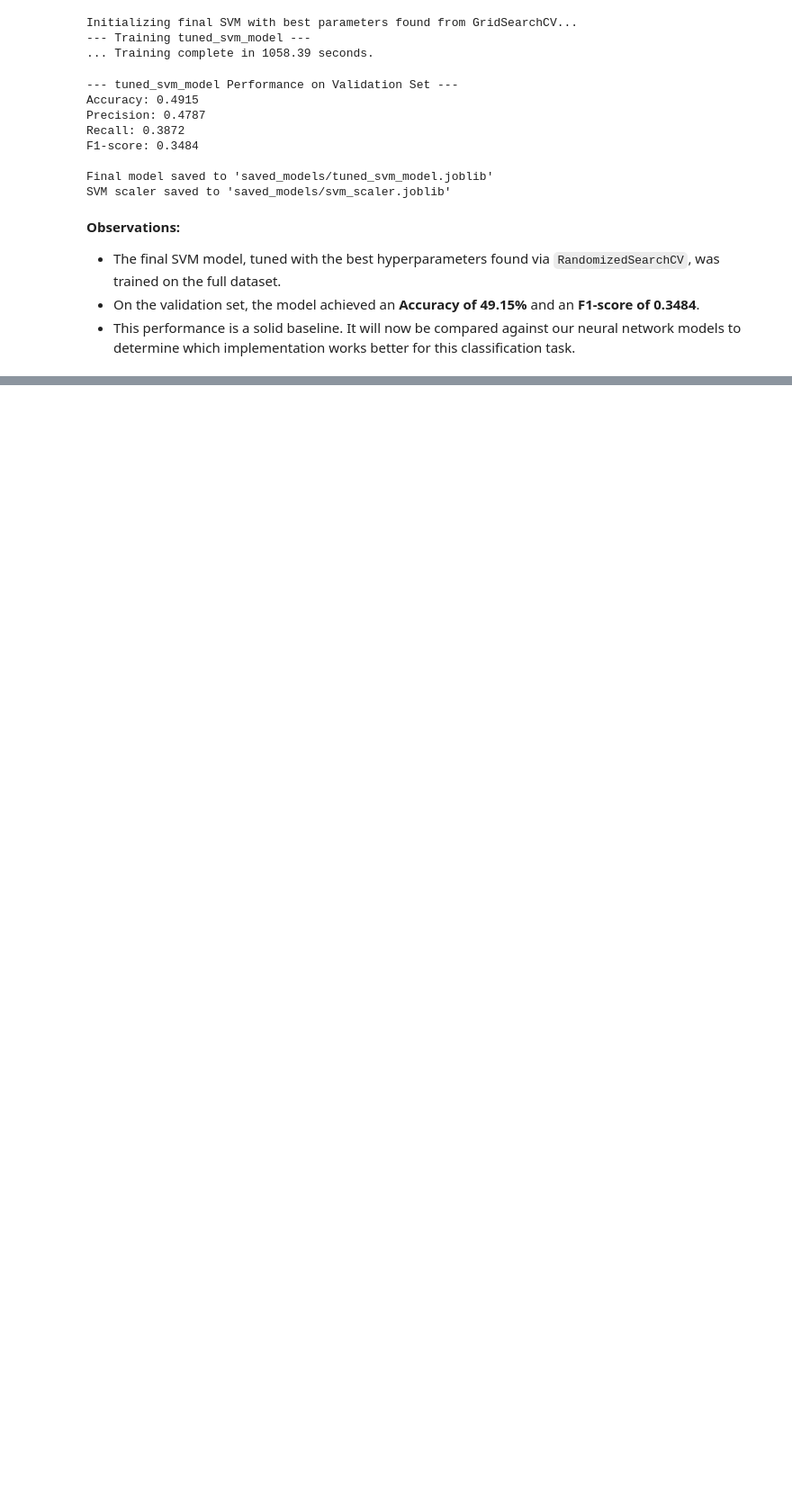
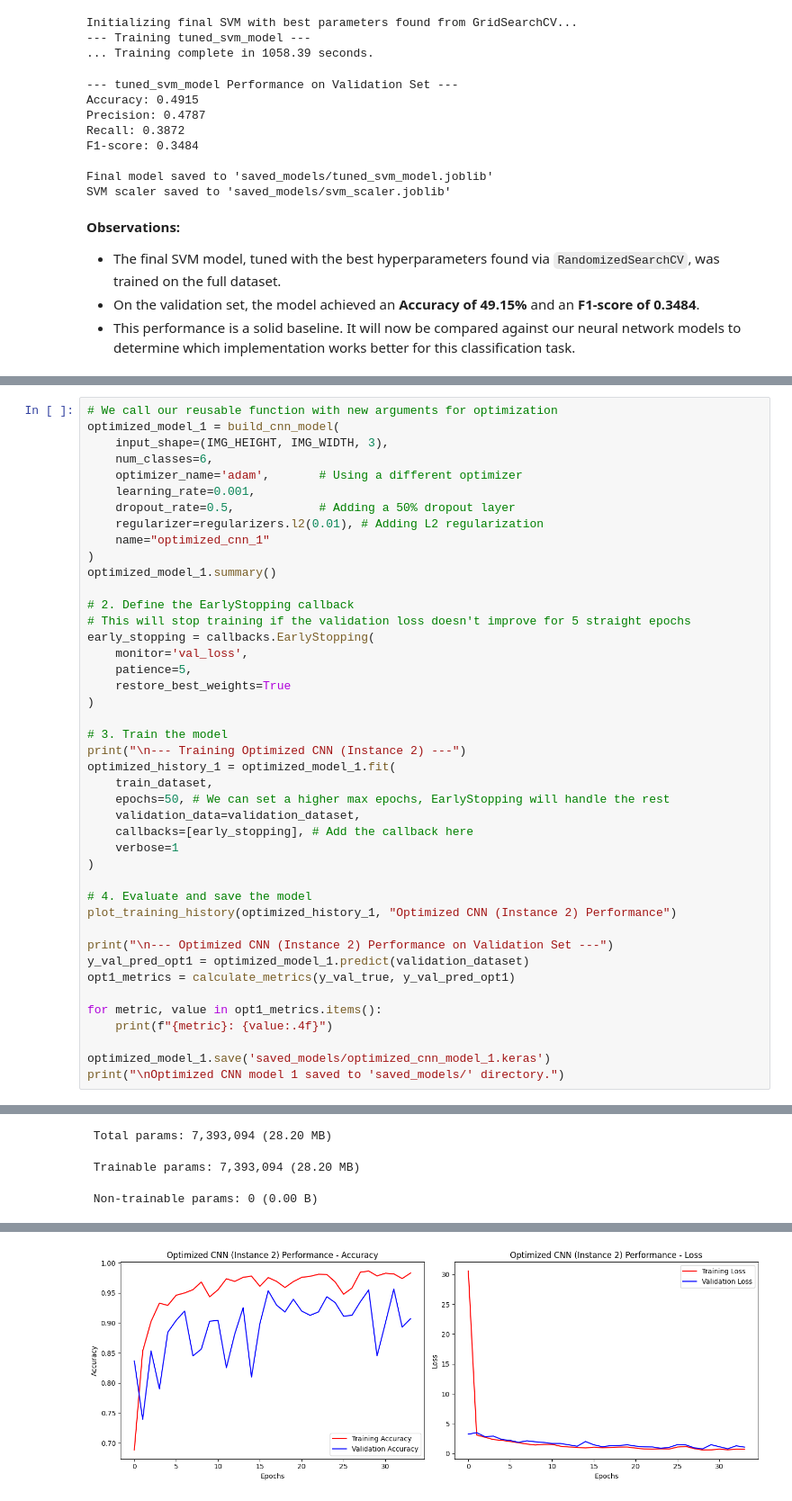
Before and after one commit to Christianib003/rinda-project, a Jupyter notebook: notebook.ipynb, the cells around one changed output, grey strips where cells are left out. Shown at 90% size. Cells and saved outputs as stored; diff of their text form; blank space fills up the shorter version.

```diff
--- a/notebook.ipynb
+++ b/notebook.ipynb
@@ -530,0 +693,44 @@ SVM scaler saved to 'saved_models/svm_scaler.joblib'
+# %%
+# We call our reusable function with new arguments for optimization
+optimized_model_1 = build_cnn_model(
+    input_shape=(IMG_HEIGHT, IMG_WIDTH, 3),
+    num_classes=6,
+    optimizer_name='adam',       # Using a different optimizer
+    learning_rate=0.001,
+    dropout_rate=0.5,            # Adding a 50% dropout layer
+    regularizer=regularizers.l2(0.01), # Adding L2 regularization
+    name="optimized_cnn_1"
+)
+optimized_model_1.summary()
+
+# 2. Define the EarlyStopping callback
+# This will stop training if the validation loss doesn't improve for 5 straight epochs
+early_stopping = callbacks.EarlyStopping(
+    monitor='val_loss',
+    patience=5,
+    restore_best_weights=True
+)
+
+# 3. Train the model
+print("\n--- Training Optimized CNN (Instance 2) ---")
+optimized_history_1 = optimized_model_1.fit(
+    train_dataset,
+    epochs=50, # We can set a higher max epochs, EarlyStopping will handle the rest
+    validation_data=validation_dataset,
+    callbacks=[early_stopping], # Add the callback here
+    verbose=1
+)
+
+# 4. Evaluate and save the model
+plot_training_history(optimized_history_1, "Optimized CNN (Instance 2) Performance")
+
+print("\n--- Optimized CNN (Instance 2) Performance on Validation Set ---")
+y_val_pred_opt1 = optimized_model_1.predict(validation_dataset)
+opt1_metrics = calculate_metrics(y_val_true, y_val_pred_opt1)
+
+for metric, value in opt1_metrics.items():
+    print(f"{metric}: {value:.4f}")
+
+optimized_model_1.save('saved_models/optimized_cnn_model_1.keras')
+print("\nOptimized CNN model 1 saved to 'saved_models/' directory.")
+# %% [output]
@@ -530,0 +757,3 @@ SVM scaler saved to 'saved_models/svm_scaler.joblib'
+ Total params: 7,393,094 (28.20 MB)
+ Trainable params: 7,393,094 (28.20 MB)
+ Non-trainable params: 0 (0.00 B)
@@ -530,0 +777 @@ SVM scaler saved to 'saved_models/svm_scaler.joblib'
+[figure, added]
```
Also changed, not shown: parts of 9 cells of this notebook, 3 other files.
